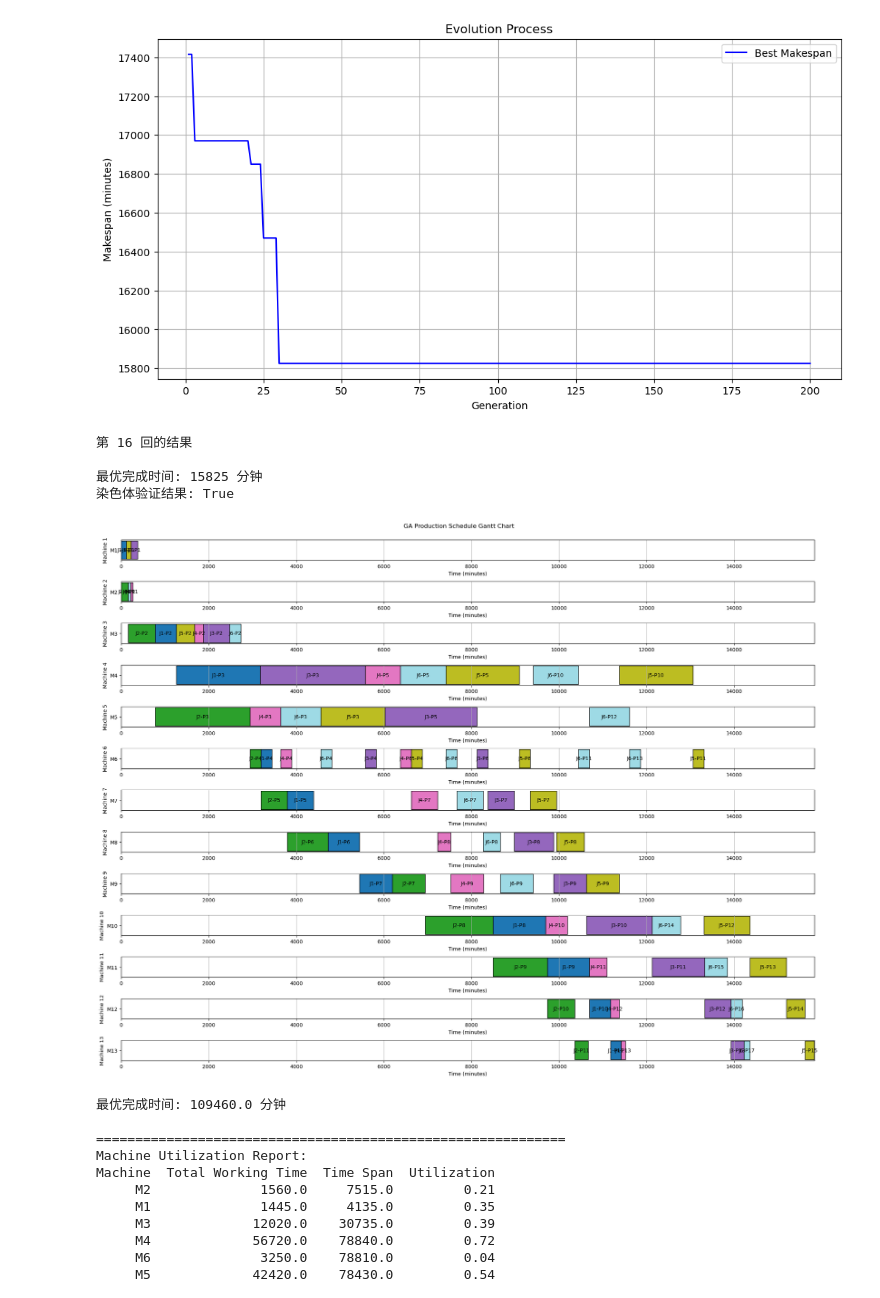
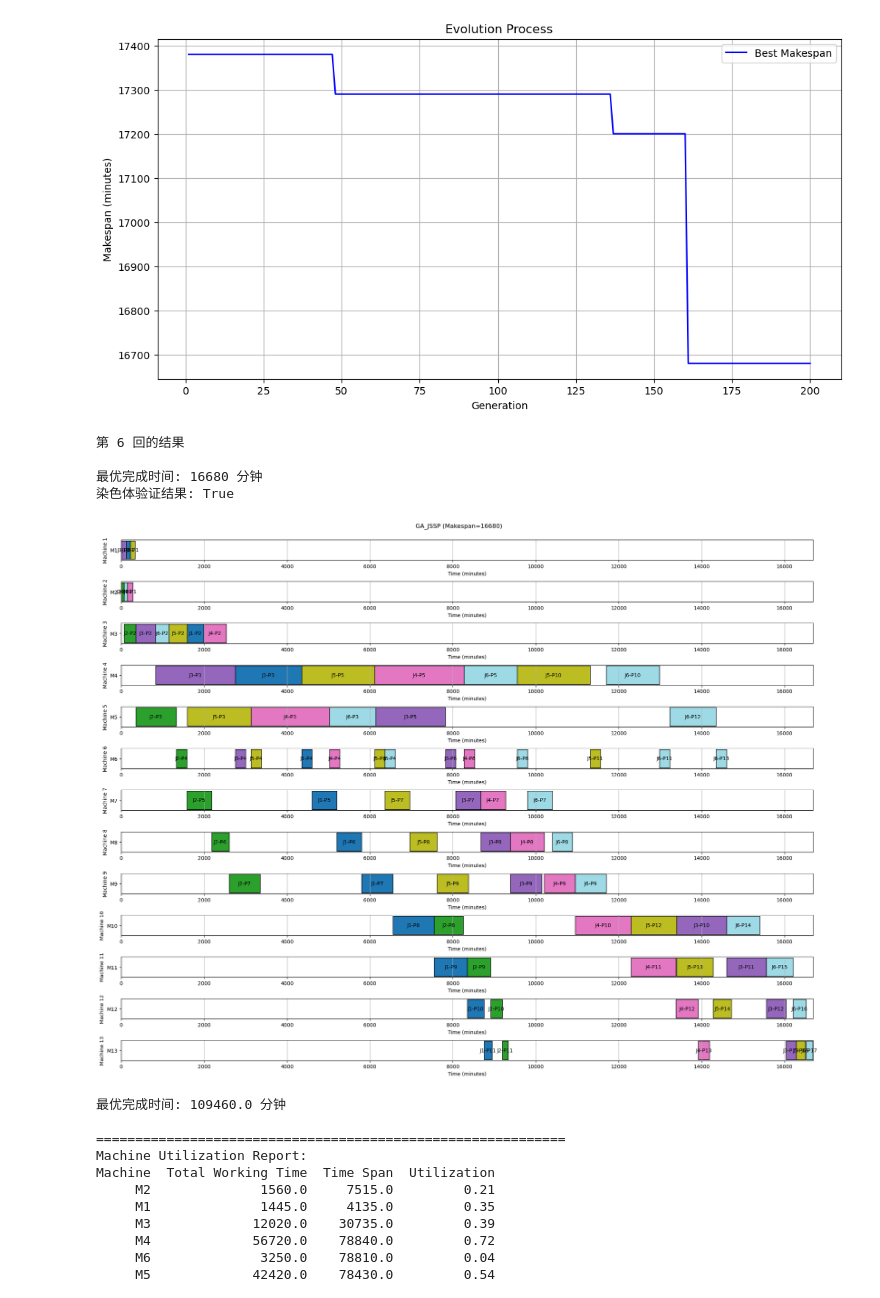
Before and after one commit to zakohao/open-hello-world, a Jupyter notebook: paper/fms-GA 2.0 .ipynb, the cells around one changed output. Cells and saved outputs as stored; diff of their text form; code cells hidden in the pictures.

```diff
--- a/paper/fms-GA 2.0 .ipynb
+++ b/paper/fms-GA 2.0 .ipynb
@@ -436,38 +429,38 @@ def plot_gantt(chromosome):
                 color=colors(task['job']-1),
                 edgecolor='black'
             )
             plt.text(
                 x=(task['start'] + task['end'])/2,
                 y=f'M{machine+1}',
                 s=f'J{task["job"]}-P{task["step"]}',
                 va='center',
                 ha='center'
             )
 
         plt.xlabel('Time (minutes)')
         plt.ylabel(f'Machine {machine+1}')
         plt.xlim(0, chromosome.makespan() + 10)
         plt.grid(axis='x')
 
     plt.tight_layout()
-    plt.suptitle('GA Production Schedule Gantt Chart', y=1.02)
+    plt.suptitle(f"GA_JSSP (Makespan={best_solution.makespan()})", y=1.02)
     plt.show()
 
 # 运行算法
 best_solution = genetic_algorithm()
 
 # 输出结果
 print('第',ID,'回的结果')
 print(f"\n最优完成时间: {best_solution.makespan()} 分钟")
 print("染色体验证结果:", best_solution.validate())
 plot_gantt(best_solution)
 # %% [output]
-[figure, old version]
+[figure, new version]
-第 16 回的结果
+第 6 回的结果
 
-最优完成时间: 15825 分钟
+最优完成时间: 16680 分钟
 染色体验证结果: True
-[figure, old version]
+[figure, new version]
 # %%
 #AGV在各机器和L\U之间的运行时间
 machines = [f'M{i}' for i in range(1, 14)]#机器台数为13台
```
Also changed, not shown: parts of 2 cells of this notebook, 8 other files.
